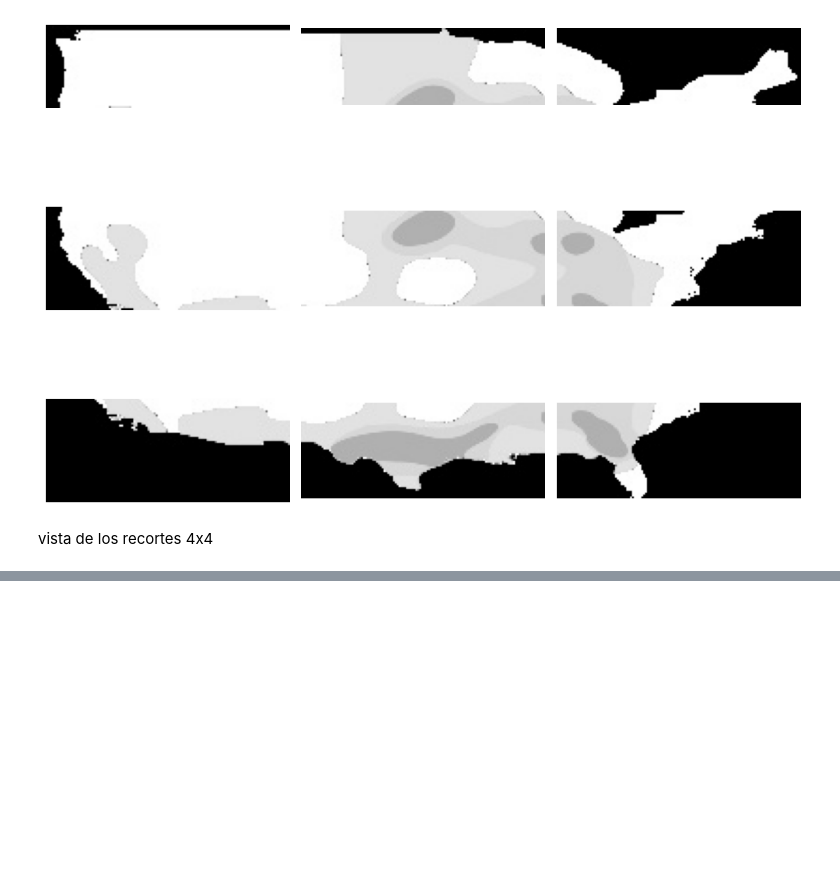
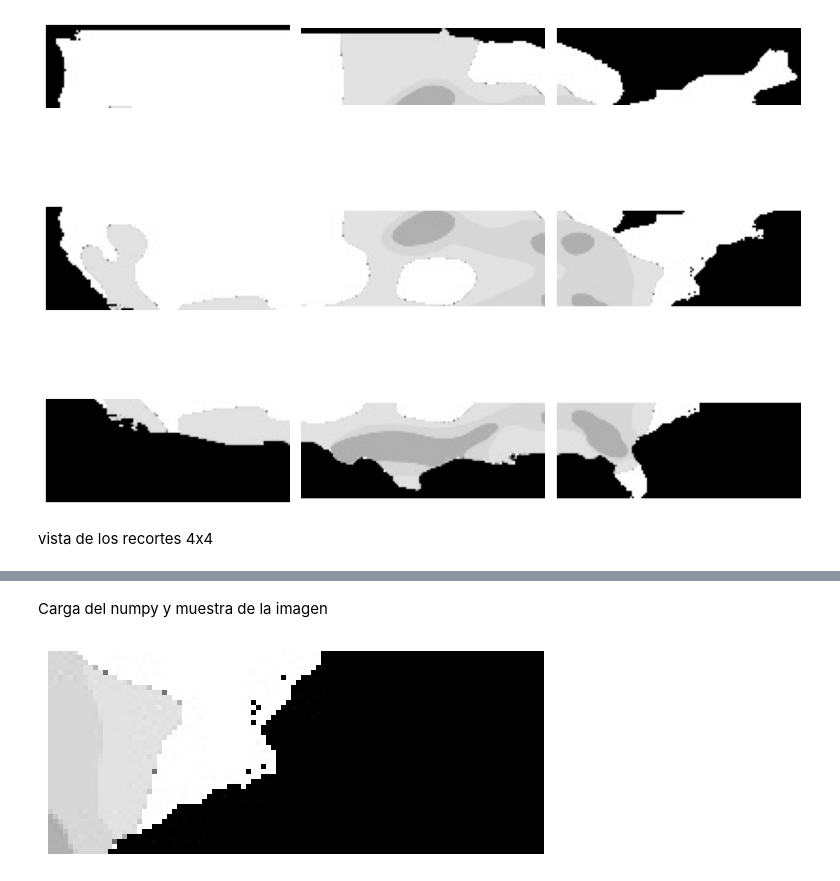
Before and after one commit to SahirReyes30/ImageXpartes, a Jupyter notebook: AjusteBordes.ipynb, the cells around one changed output, grey strips where cells are left out. Drawn from its saved outputs; the diff is of its cells as text; code cells hidden in the pictures; blank space fills up the shorter version.

Commit message:
creacion de los numpy y visualizacion de las imagenes

```diff
--- a/AjusteBordes.ipynb
+++ b/AjusteBordes.ipynb
@@ -885,0 +881,11 @@ plt.show()
+# %% [markdown]
+Carga del  numpy y muestra de la imagen
+# %%
+image0 = np.load('DroughtDatasetMask/DataSetBordesAutomatico/Numpys/4X4/DroughtDatasetMask_4X4_crop11.npy')
+
+# Display the image
+plt.imshow(image0[0], cmap='gray')
+plt.axis('off')
+plt.show()
+# %% [output]
+[figure, added]
```
Also changed, not shown: parts of 6 cells of this notebook.
